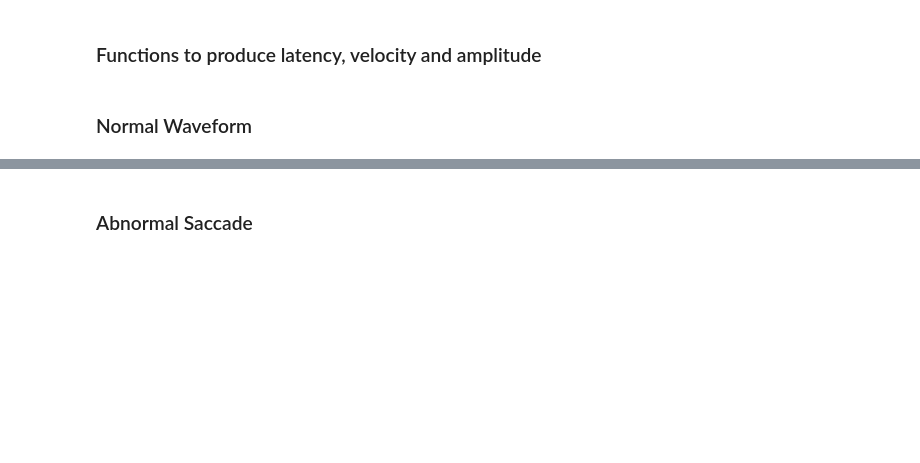
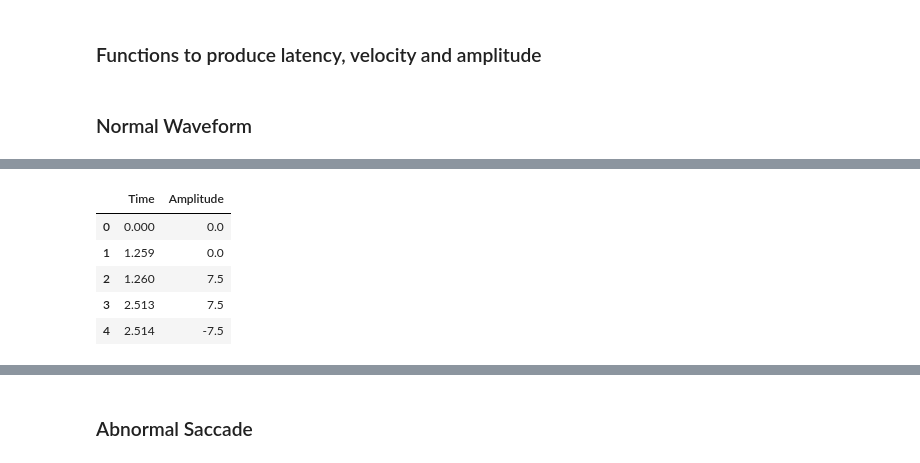
Before and after one commit to rsrini10/PCM, a Jupyter notebook: prelimwaveformcnnmodel.ipynb, the cells around one changed output, grey strips where cells are left out. Cells and saved outputs as stored; diff of their text form; code cells hidden in the pictures; blank space fills up the shorter version.

```diff
--- a/prelimwaveformcnnmodel.ipynb
+++ b/prelimwaveformcnnmodel.ipynb
@@ -382,0 +383,12 @@ Text(0.5, 1.0, 'Normal Saccade')
+# %%
+reconst_laser = gen_reconstructed_laser(stimulus)
+reconstruction = pd.DataFrame([reconstructed_time,reconst_laser]).T
+reconstruction.columns = ["Time","Amplitude"]
+reconstruction.head()
+# %% [output]
+|  | Time | Amplitude |
+| 0 | 0.000 | 0.0 |
+| 1 | 1.259 | 0.0 |
+| 2 | 1.260 | 7.5 |
+| 3 | 2.513 | 7.5 |
+| 4 | 2.514 | -7.5 |
```
Also changed, not shown: parts of 32 cells of this notebook.
